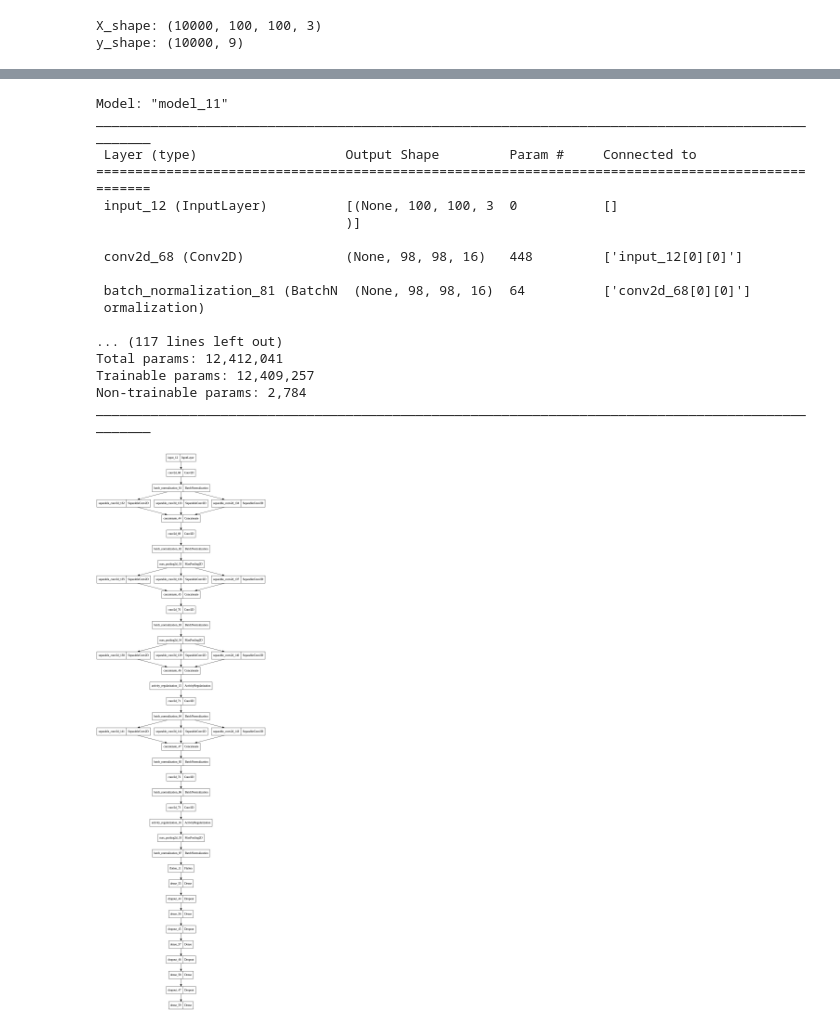
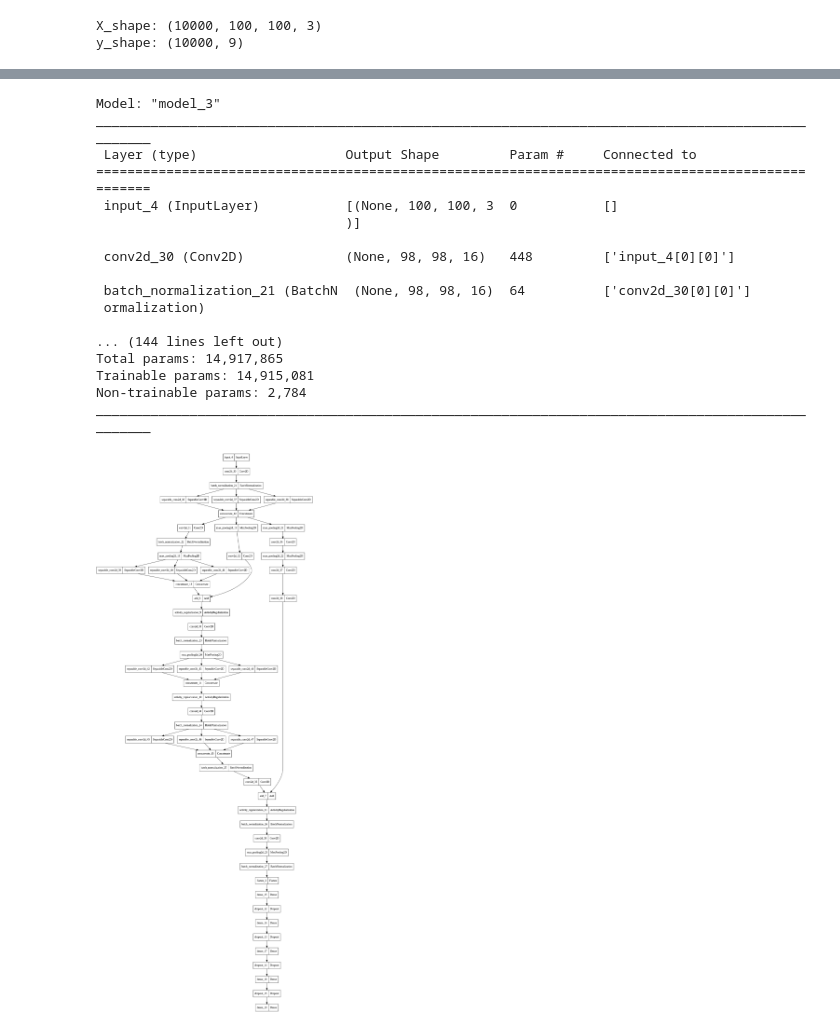
Before and after one commit to HeiZemBerg/IAUFD-DataBase, a Jupyter notebook: IAUFD_NN.ipynb, the cells around one changed output, grey strips where cells are left out. Saved outputs shown, nothing was run; the diff lists cells and outputs as text; code cells hidden in the pictures.

```diff
--- a/IAUFD_NN.ipynb
+++ b/IAUFD_NN.ipynb
@@ -104,3 +113,19 @@ X_shape: (10000, 100, 100, 3)
 y_shape: (10000, 9)
 # %%
 X_train, X_test, y_train, y_test = train_test_split(X,y,test_size=0.3)
+# %%
+import random
+import matplotlib.pyplot as plt
+
+
+plt.rcParams['figure.figsize'] = (16,12)
+
+for i in range(9):
+    plt.subplot(3,3,i+1)
+    num = random.randint(0, len(X_train))
+
+    plt.imshow(load_img('/content/dataset/' + str(data['Image Number'][num]) + '.jpg'), cmap='gray', interpolation='none')
+
+    plt.title(f"Class : {data['Gate'].iloc[num-1]}")
+
+plt.tight_layout()
@@ -113,7 +140,8 @@ x1 = SeparableConv2D(16,(3,3),activation='relu',padding='same')(x)
 x2 = SeparableConv2D(16,(5,5),activation='relu',padding='same')(x)
 x3 = SeparableConv2D(16,(7,7),activation='relu',padding='same')(x)
 
-x = concatenate([x1,x2,x3])
+x_2 = x_1 = x = concatenate([x1,x2,x3])
+
 x = Conv2D(32,(5,5),activation='relu')(x)
 x = BatchNormalization()(x)
 x = MaxPooling2D(2,2)(x)
@@ -124,6 +152,12 @@ x3 = SeparableConv2D(32,(7,7),activation='relu',padding='same')(x)
 
 x = concatenate([x1,x2,x3])
 
+x_1 = MaxPooling2D(2,2)(x_1)
+x_1 = Conv2D(96,(3,3),activation='relu')(x_1)
+
+x = Add()([x_1,x])
+x = ActivityRegularization(l1=0.001, l2=0.001)(x)
+
 x = Conv2D(64,(5,5),activation='relu')(x)
 x = BatchNormalization()(x)
 x = MaxPooling2D(2,2)(x)
@@ -133,6 +167,8 @@ x2 = SeparableConv2D(64,(5,5),activation='relu',padding='same')(x)
 x3 = SeparableConv2D(64,(7,7),activation='relu',padding='same')(x)
 
 x = concatenate([x1,x2,x3])
+
+
 
 x = ActivityRegularization(l1=0.001, l2=0.001)(x)
 x = Conv2D(128,(5,5),activation='relu')(x)
@@ -146,44 +182,52 @@ x = concatenate([x1,x2,x3])
 x = BatchNormalization()(x)
 
 x = Conv2D(256,(7,7),activation='elu')(x)
+
+x_2 = MaxPooling2D(2,2)(x_2)
+x_2 = Conv2D(128,(3,3),activation='relu')(x_2)
+x_2 = MaxPooling2D(2,2)(x_2)
+x_2 = Conv2D(128,(7,7),activation='relu')(x_2)
+x_2 = Conv2D(256,(7,7),activation='relu')(x_2)
+x = Add()([x_2,x])
+
+x = ActivityRegularization(l1=0.001, l2=0.001)(x)
 x = BatchNormalization()(x)
 
 x = Conv2D(512,(7,7),activation='elu')(x)
-x = ActivityRegularization(l1=0.001, l2=0.001)(x)
 x = MaxPooling2D(2,2)(x)
 x = BatchNormalization()(x)
 
 x = layers.Flatten()(x)
 x = layers.Dense(128, activation='tanh')(x)
 x = Dropout(0.5)(x)
 x = layers.Dense(64, activation='relu')(x)
 x = Dropout(0.5)(x)
 x = layers.Dense(32, activation='relu')(x)
 x = Dropout(0.5)(x)
 x = layers.Dense(16, activation='tanh')(x)
 x = Dropout(0.5)(x)
 x = layers.Dense(9, activation='softmax')(x)
 
 model=Model(input_flow,x)
 model.summary()
 plot_model(model)
 # %% [output]
-Model: "model_11"
+Model: "model_3"
 __________________________________________________________________________________________________
  Layer (type)                   Output Shape         Param #     Connected to
 ==================================================================================================
- input_12 (InputLayer)          [(None, 100, 100, 3  0           []
+ input_4 (InputLayer)           [(None, 100, 100, 3  0           []
                                 )]
 
- conv2d_68 (Conv2D)             (None, 98, 98, 16)   448         ['input_12[0][0]']
+ conv2d_30 (Conv2D)             (None, 98, 98, 16)   448         ['input_4[0][0]']
 
- batch_normalization_81 (BatchN  (None, 98, 98, 16)  64          ['conv2d_68[0][0]']
+ batch_normalization_21 (BatchN  (None, 98, 98, 16)  64          ['conv2d_30[0][0]']
  ormalization)
 
-... (117 lines left out)
-Total params: 12,412,041
-Trainable params: 12,409,257
+... (144 lines left out)
+Total params: 14,917,865
+Trainable params: 14,915,081
 Non-trainable params: 2,784
 __________________________________________________________________________________________________
-[figure, old version]
+[figure, new version]
 # %%
```
Also changed, not shown: parts of 8 cells of this notebook.
